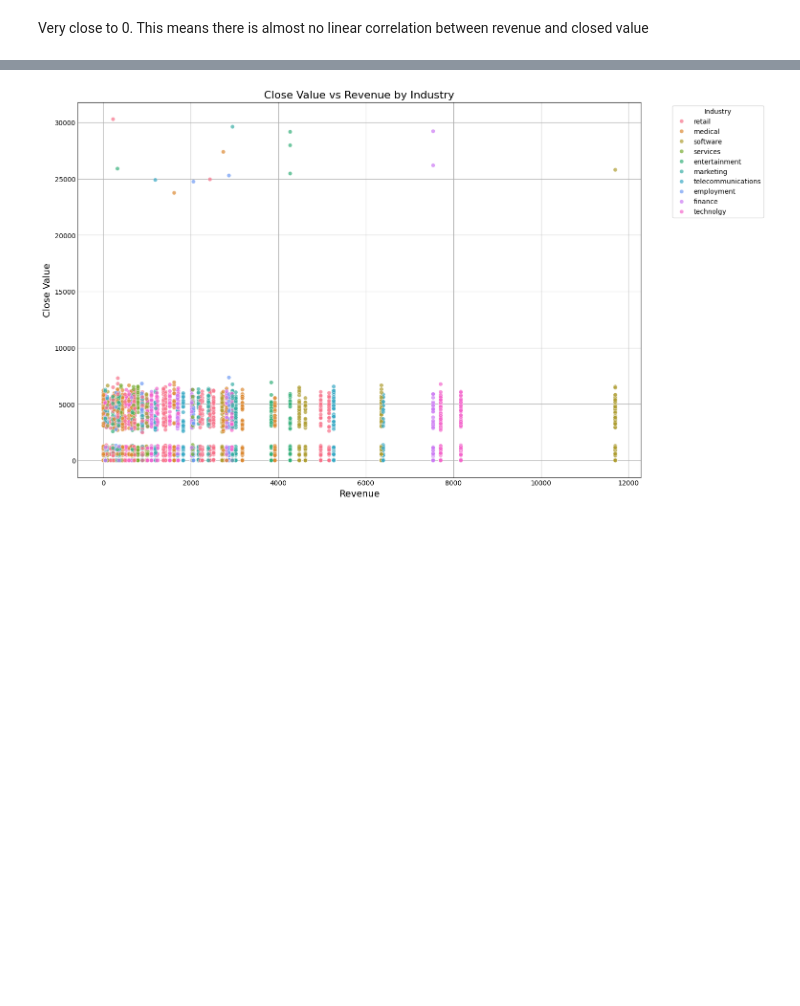
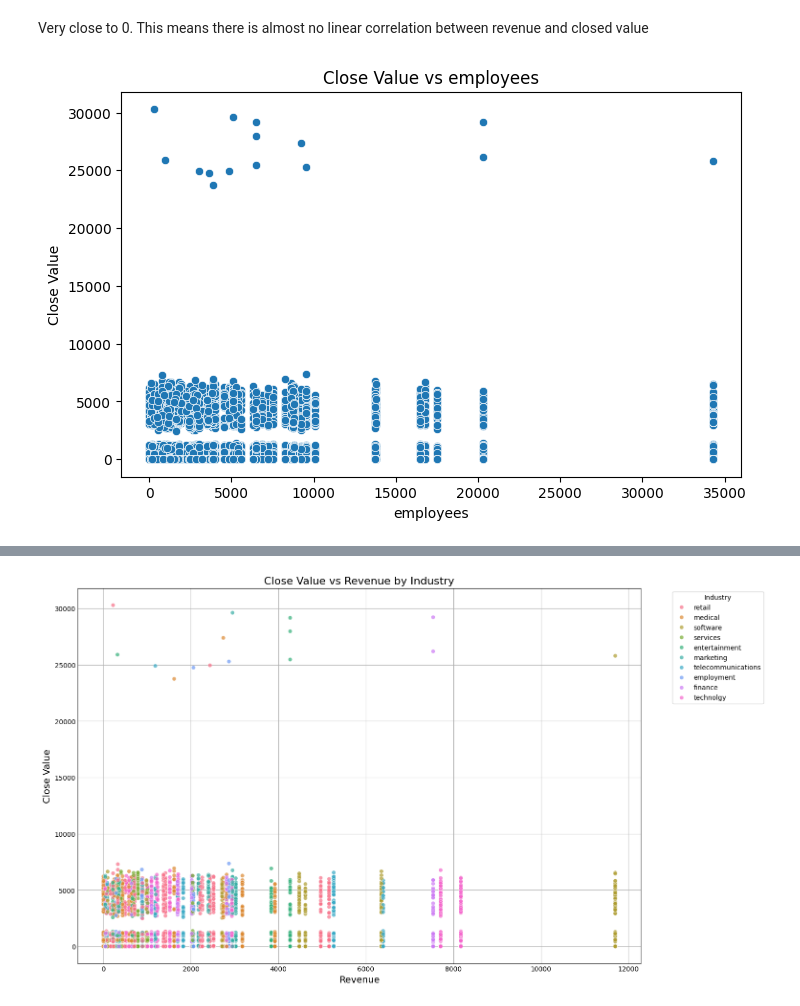
Before and after one commit to Sayocroft/sales-ops-auto, a Jupyter notebook: pipeline_accounts_merge.ipynb, the cells around one changed output, grey strips where cells are left out. Cells and saved outputs as stored; diff of their text form; code cells hidden in the pictures; blank space fills up the shorter version.

```diff
--- a/pipeline_accounts_merge.ipynb
+++ b/pipeline_accounts_merge.ipynb
@@ -251,3 +322,12 @@ print(f"Correlation coefficient: {correlation}")
 Correlation coefficient: 0.03889260060431617
 # %% [markdown]
 Very close to 0. This means there is almost no linear correlation between revenue and closed value
+# %%
+plt.figure(figsize=(8,5))
+sns.scatterplot(x=merged_tables['employees'], y=merged_tables['close_value'])
+plt.title("Close Value vs employees")
+plt.xlabel("employees")
+plt.ylabel("Close Value")
+plt.show()
+# %% [output]
+[figure, added]
```
Also changed, not shown: parts of 35 cells of this notebook, 2 other files.
